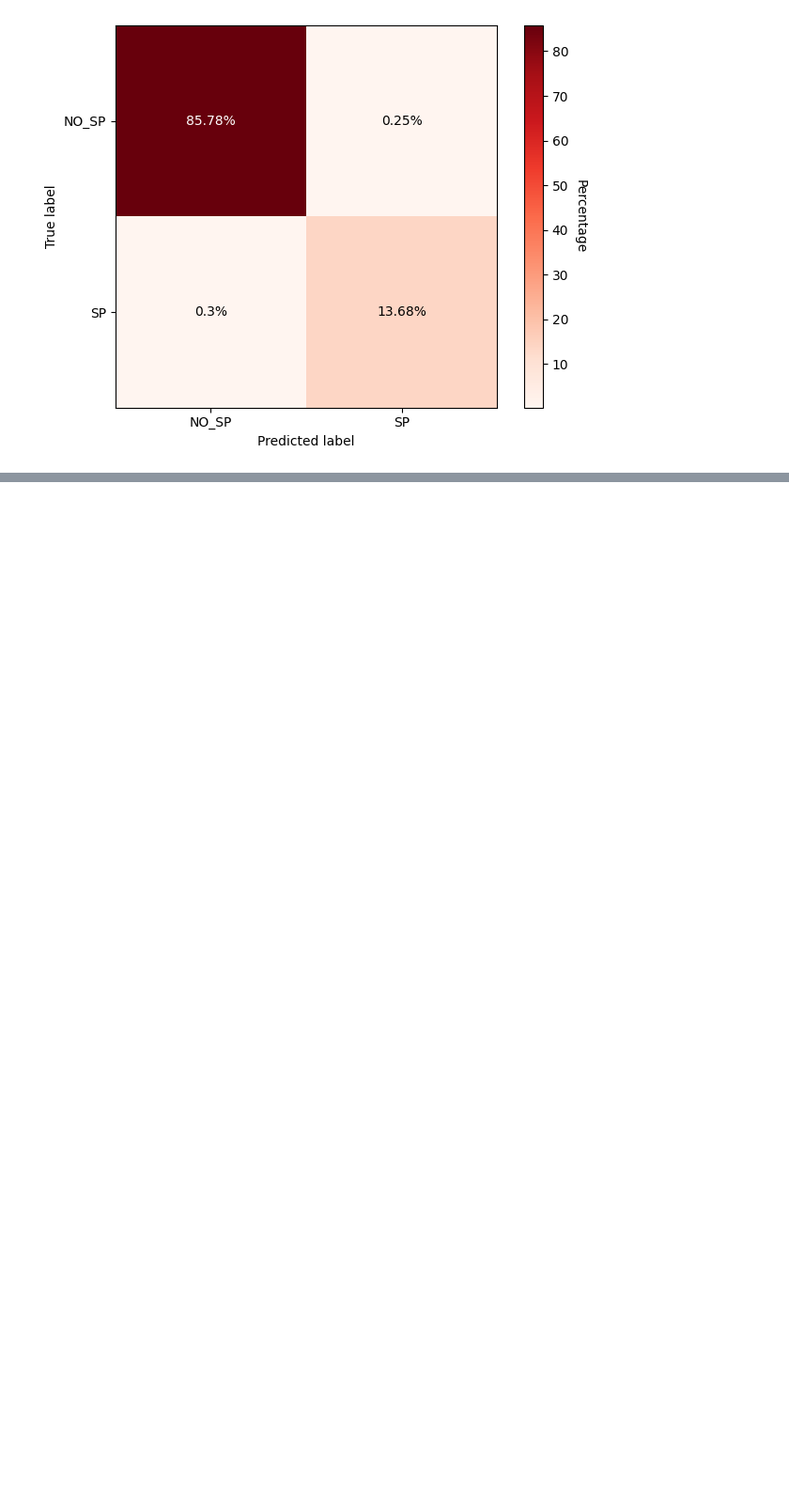
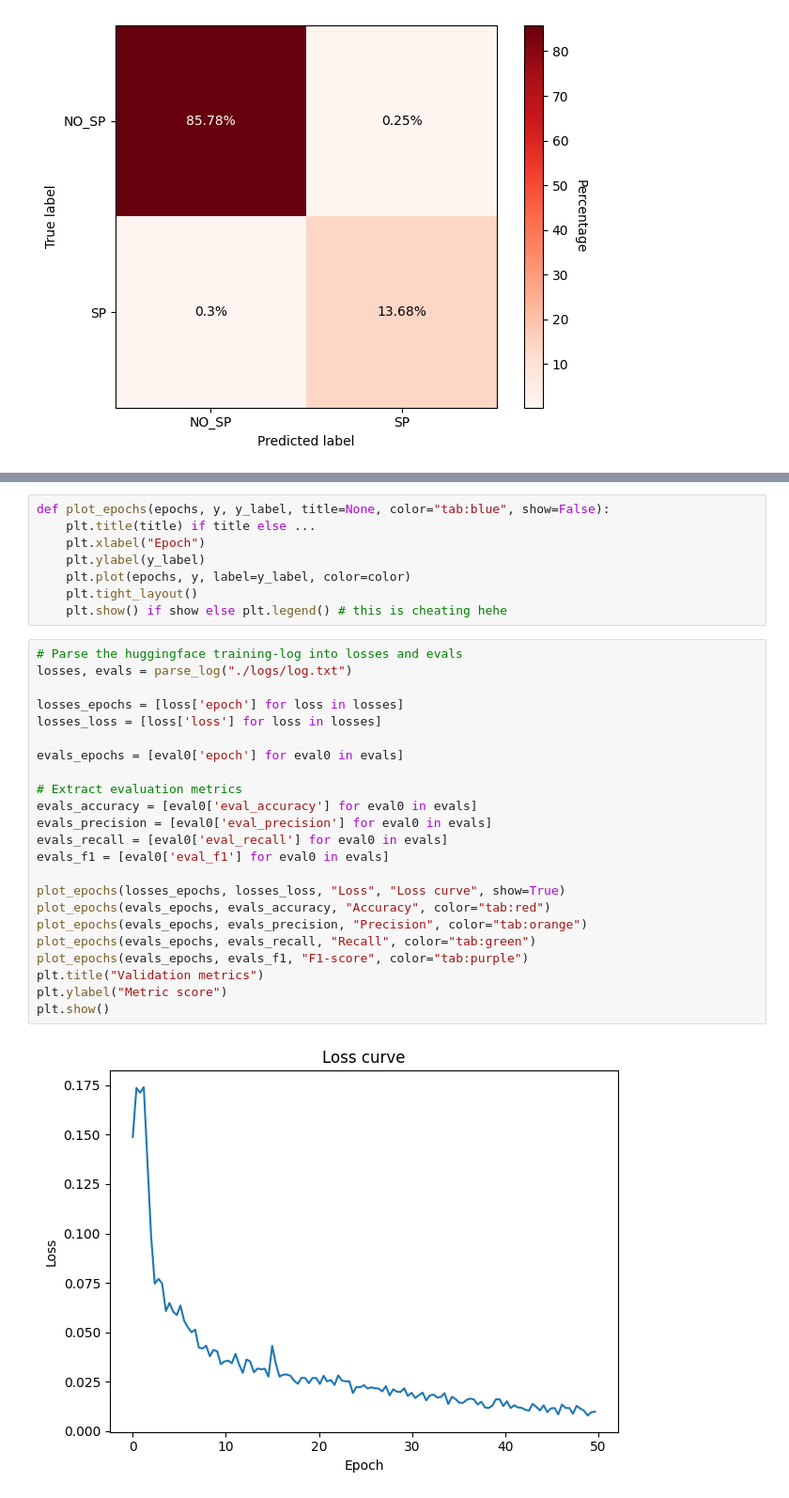
Before and after one commit to andreas122001/MOL3022-bioinformatics-project, a Jupyter notebook: plotting.ipynb, the cells around one changed output, grey strips where cells are left out. Shown at 94% size. Drawn from its saved outputs; the diff is of its cells as text; blank space fills up the shorter version.

Commit message:
added more plotting code

```diff
--- a/plotting.ipynb
+++ b/plotting.ipynb
@@ -51,0 +81,33 @@ create_confusion_matrix(
+# %%
+def plot_epochs(epochs, y, y_label, title=None, color="tab:blue", show=False):
+    plt.title(title) if title else ...
+    plt.xlabel("Epoch")
+    plt.ylabel(y_label)
+    plt.plot(epochs, y, label=y_label, color=color)
+    plt.tight_layout()
+    plt.show() if show else plt.legend() # this is cheating hehe
+# %%
+# Parse the huggingface training-log into losses and evals
+losses, evals = parse_log("./logs/log.txt")
+
+losses_epochs = [loss['epoch'] for loss in losses]
+losses_loss = [loss['loss'] for loss in losses]
+
+evals_epochs = [eval0['epoch'] for eval0 in evals]
+
+# Extract evaluation metrics
+evals_accuracy = [eval0['eval_accuracy'] for eval0 in evals]
+evals_precision = [eval0['eval_precision'] for eval0 in evals]
+evals_recall = [eval0['eval_recall'] for eval0 in evals]
+evals_f1 = [eval0['eval_f1'] for eval0 in evals]
+
+plot_epochs(losses_epochs, losses_loss, "Loss", "Loss curve", show=True)
+plot_epochs(evals_epochs, evals_accuracy, "Accuracy", color="tab:red")
+plot_epochs(evals_epochs, evals_precision, "Precision", color="tab:orange")
+plot_epochs(evals_epochs, evals_recall, "Recall", color="tab:green")
+plot_epochs(evals_epochs, evals_f1, "F1-score", color="tab:purple")
+plt.title("Validation metrics")
+plt.ylabel("Metric score")
+plt.show()
+# %% [output]
+[figure, added]
```
Also changed, not shown: parts of 4 cells of this notebook.
